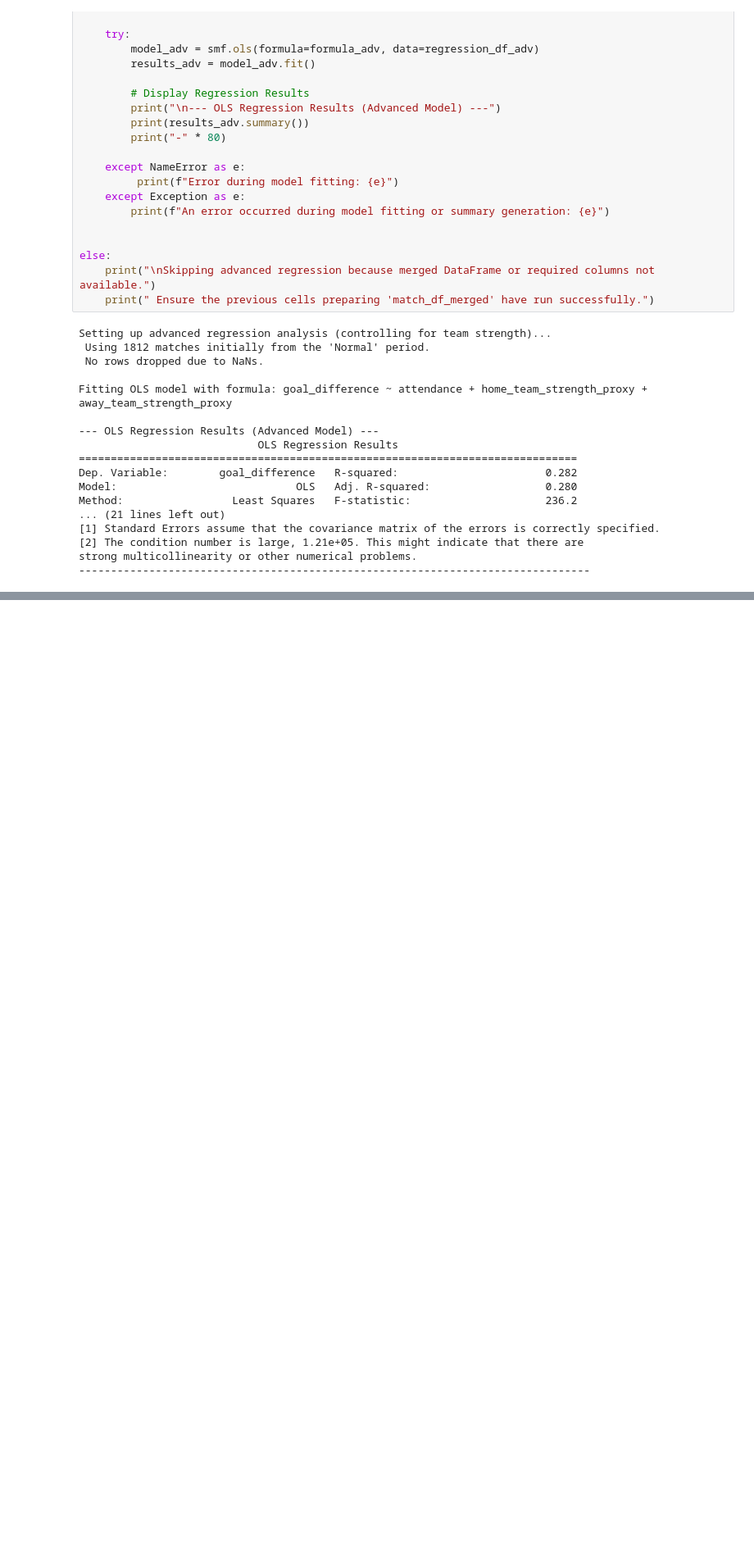
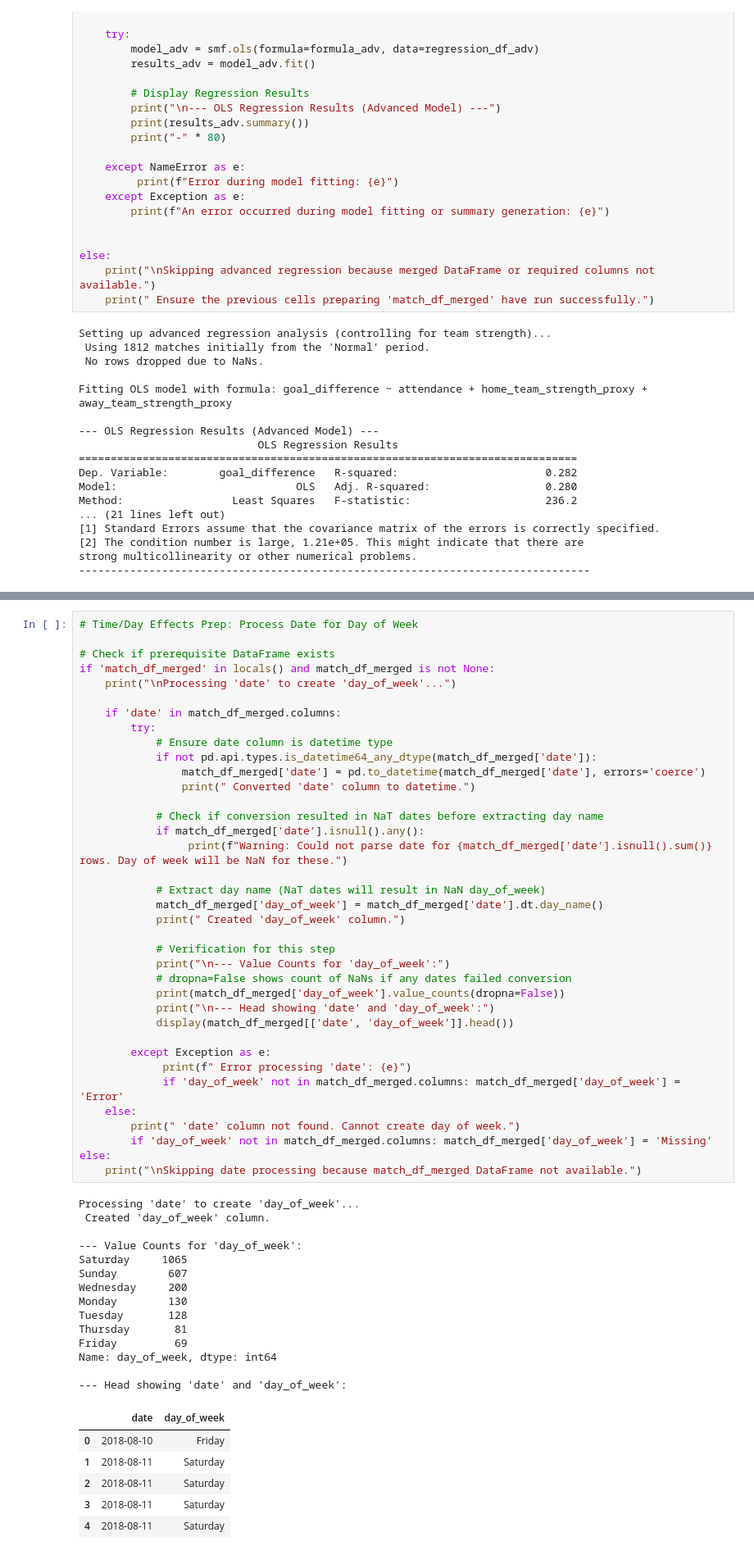
Before and after one commit to MDeighton004/premier-league-home-advantage, a Jupyter notebook: code/2_analysis.ipynb, the cells around one changed output, grey strips where cells are left out. Shown at 82% size. Drawn from its saved outputs; the diff is of its cells as text; blank space fills up the shorter version.

```diff
--- a/code/2_analysis.ipynb
+++ b/code/2_analysis.ipynb
@@ -573,0 +688,58 @@ strong multicollinearity or other numerical problems.
+# %%
+# Time/Day Effects Prep: Process Date for Day of Week
+
+# Check if prerequisite DataFrame exists
+if 'match_df_merged' in locals() and match_df_merged is not None:
+    print("\nProcessing 'date' to create 'day_of_week'...")
+
+    if 'date' in match_df_merged.columns:
+        try:
+            # Ensure date column is datetime type
+            if not pd.api.types.is_datetime64_any_dtype(match_df_merged['date']):
+                match_df_merged['date'] = pd.to_datetime(match_df_merged['date'], errors='coerce')
+                print(" Converted 'date' column to datetime.")
+
+            # Check if conversion resulted in NaT dates before extracting day name
+            if match_df_merged['date'].isnull().any():
+                 print(f"Warning: Could not parse date for {match_df_merged['date'].isnull().sum()} rows. Day of week will be NaN for these.")
+
+            # Extract day name (NaT dates will result in NaN day_of_week)
+            match_df_merged['day_of_week'] = match_df_merged['date'].dt.day_name()
+            print(" Created 'day_of_week' column.")
+
+            # Verification for this step
+            print("\n--- Value Counts for 'day_of_week':")
+            # dropna=False shows count of NaNs if any dates failed conversion
+            print(match_df_merged['day_of_week'].value_counts(dropna=False))
+            print("\n--- Head showing 'date' and 'day_of_week':")
+            display(match_df_merged[['date', 'day_of_week']].head())
+
+        except Exception as e:
+             print(f" Error processing 'date': {e}")
+             if 'day_of_week' not in match_df_merged.columns: match_df_merged['day_of_week'] = 'Error'
+    else:
+        print(" 'date' column not found. Cannot create day of week.")
+        if 'day_of_week' not in match_df_merged.columns: match_df_merged['day_of_week'] = 'Missing'
+else:
+    print("\nSkipping date processing because match_df_merged DataFrame not available.")
+# %% [output]
+Processing 'date' to create 'day_of_week'...
+ Created 'day_of_week' column.
+
+--- Value Counts for 'day_of_week':
+Saturday     1065
+Sunday        607
+Wednesday     200
+Monday        130
+Tuesday       128
+Thursday       81
+Friday         69
+Name: day_of_week, dtype: int64
+
+--- Head showing 'date' and 'day_of_week':
+|  | date | day_of_week |
+| 0 | 2018-08-10 | Friday |
+| 1 | 2018-08-11 | Saturday |
+| 2 | 2018-08-11 | Saturday |
+| 3 | 2018-08-11 | Saturday |
+| 4 | 2018-08-11 | Saturday |
```
Also changed, not shown: parts of 2 cells of this notebook, 1 other file.
